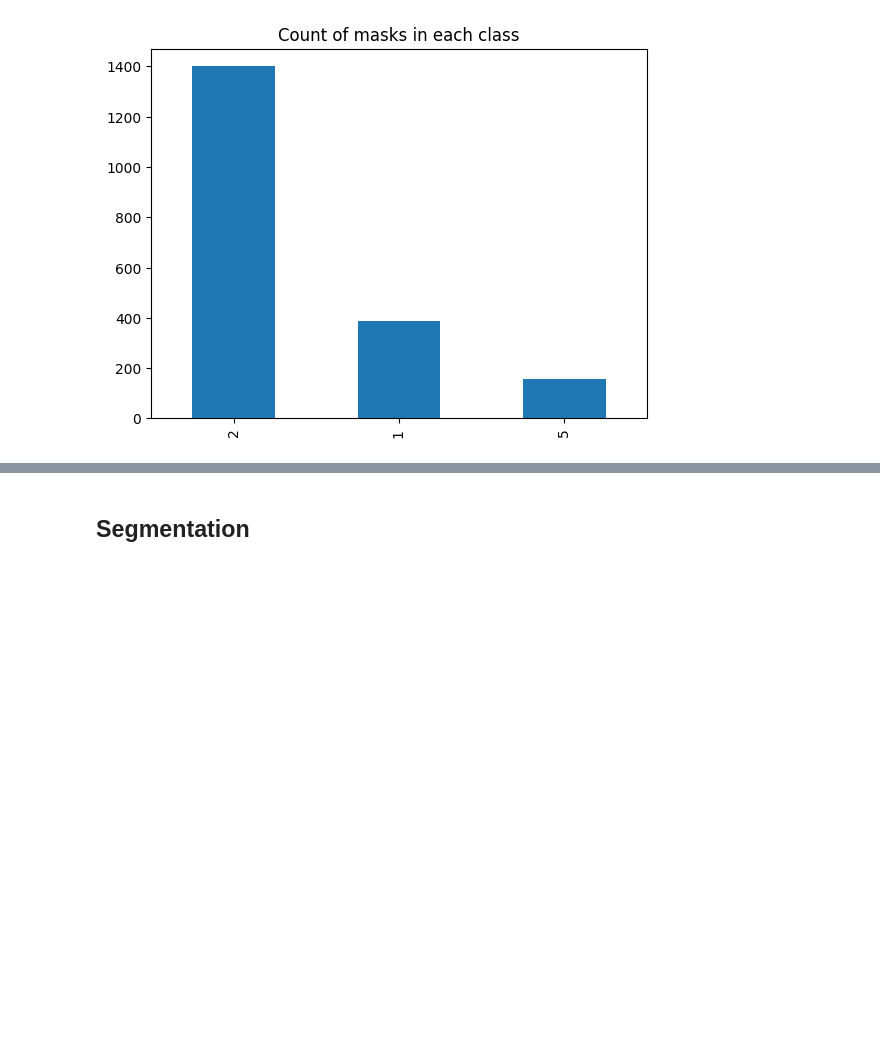
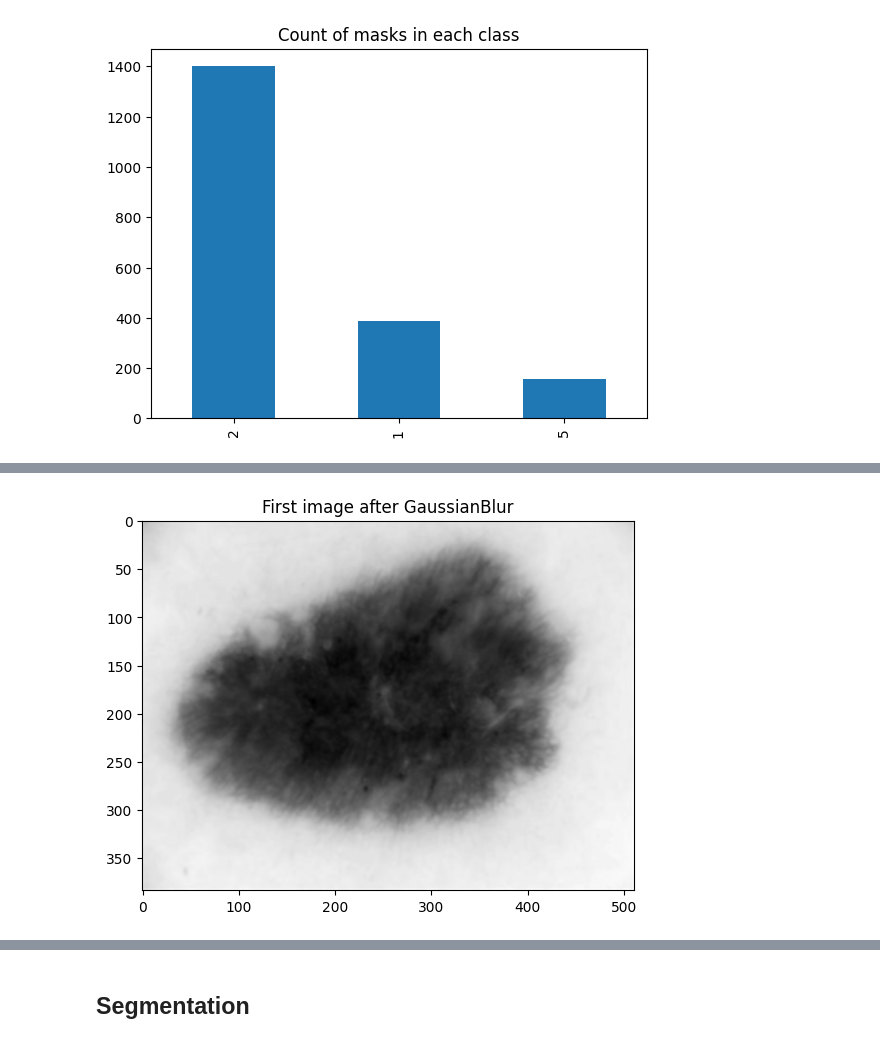
Before and after one commit to juanesriosg/IMA205-Kaggle-Challenge-2024, a Jupyter notebook: project.ipynb, the cells around one changed output, grey strips where cells are left out. Cells and saved outputs as stored; diff of their text form; code cells hidden in the pictures; blank space fills up the shorter version.

```diff
--- a/project.ipynb
+++ b/project.ipynb
@@ -209,0 +229,7 @@ You can use all features you'd like. A list of references describing very well-k
+# %%
+# Display the first image
+plt.imshow(train_images[0][3], cmap='gray')
+plt.title('First image after GaussianBlur')
+plt.show()
+# %% [output]
+[figure, added]
```
Also changed, not shown: parts of 33 cells of this notebook.
